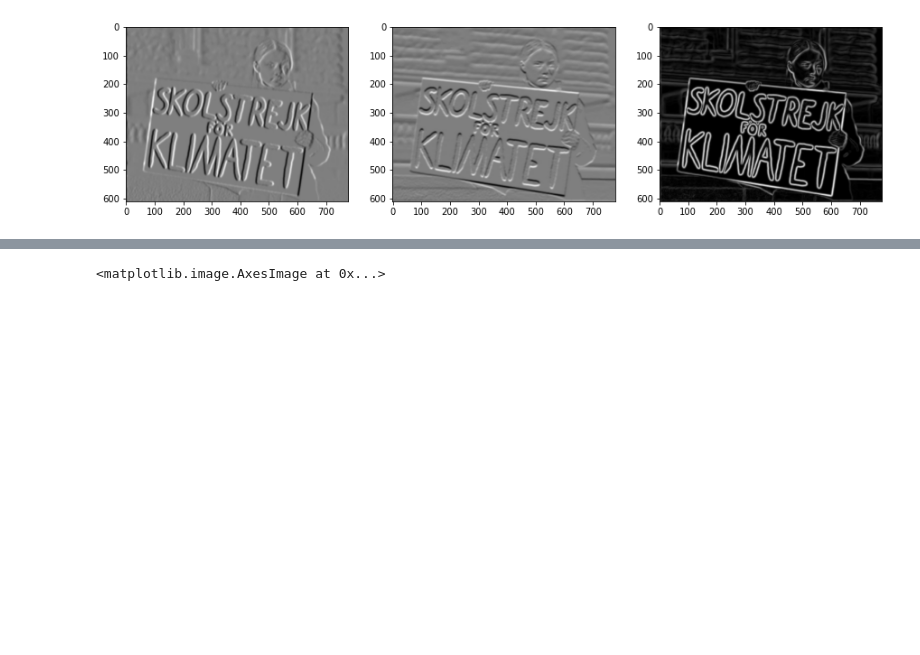
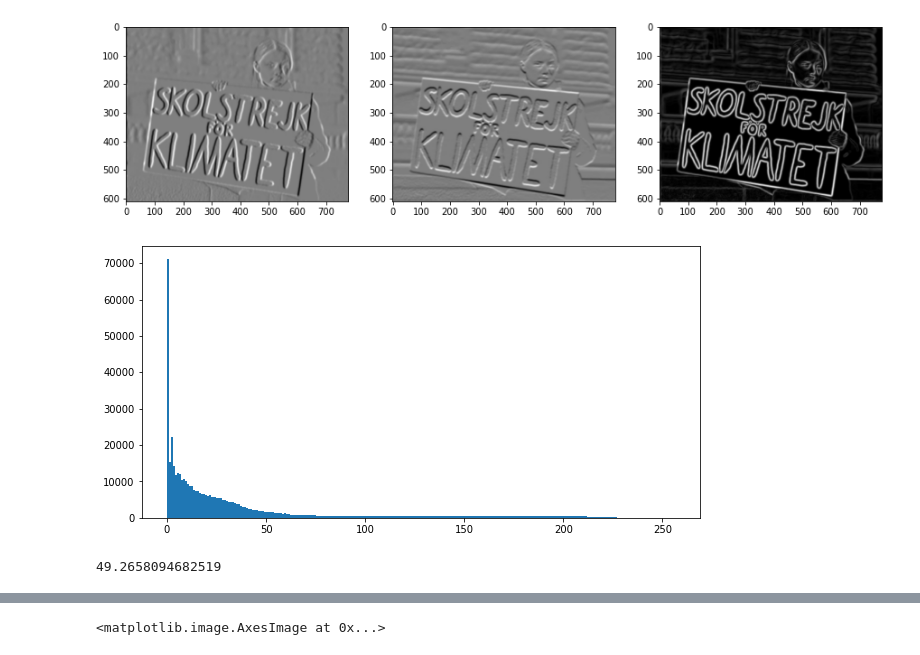
Before and after one commit to Devasy23/College, a Jupyter notebook: SEM7/DIPA/p9.ipynb, the cells around one changed output, grey strips where cells are left out. Saved outputs shown, nothing was run; the diff lists cells and outputs as text; code cells hidden in the pictures; blank space fills up the shorter version.

```diff
--- a/SEM7/DIPA/p9.ipynb
+++ b/SEM7/DIPA/p9.ipynb
@@ -41,6 +41,19 @@ fig[2].imshow(mag, cmap='gray')
 # %% [output]
 <matplotlib.image.AxesImage at 0x...>
 [figure]
+# %%
+# plot histogram of magnitude
+plt.figure(figsize=(10, 5))
+plt.hist(mag.ravel(), 256, [0, 256])
+plt.show()
+
+# find a threshold value where 50% of the pixels are above the threshold
+thresh = np.percentile(mag, 80)
+t1 = np.percentile(mag, 50)
+print(thresh)
+# %% [output]
+[figure, added]
+49.2658094682519
 # %%
 mag = mag / np.max(mag) * 255
 theta = np.arctan2(sobely, sobelx)
```
Also changed, not shown: parts of 2 cells of this notebook.
